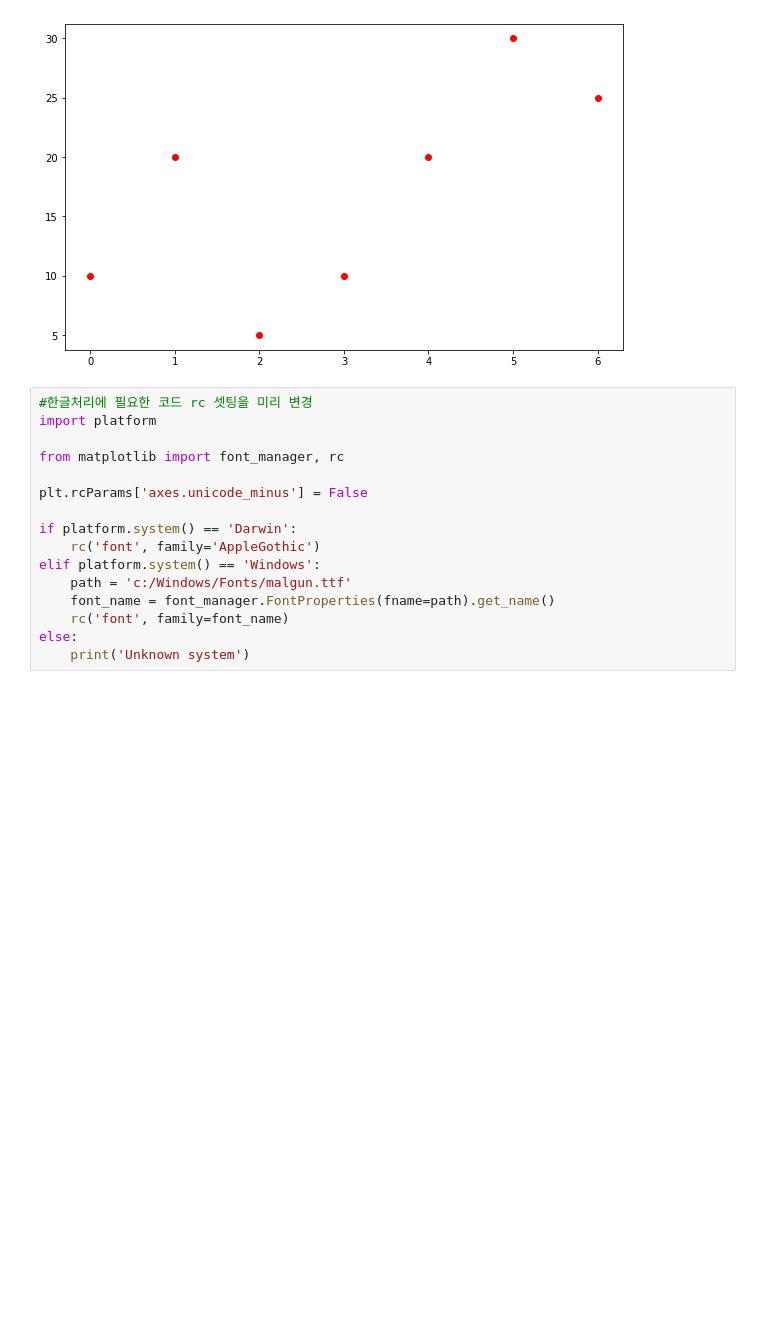
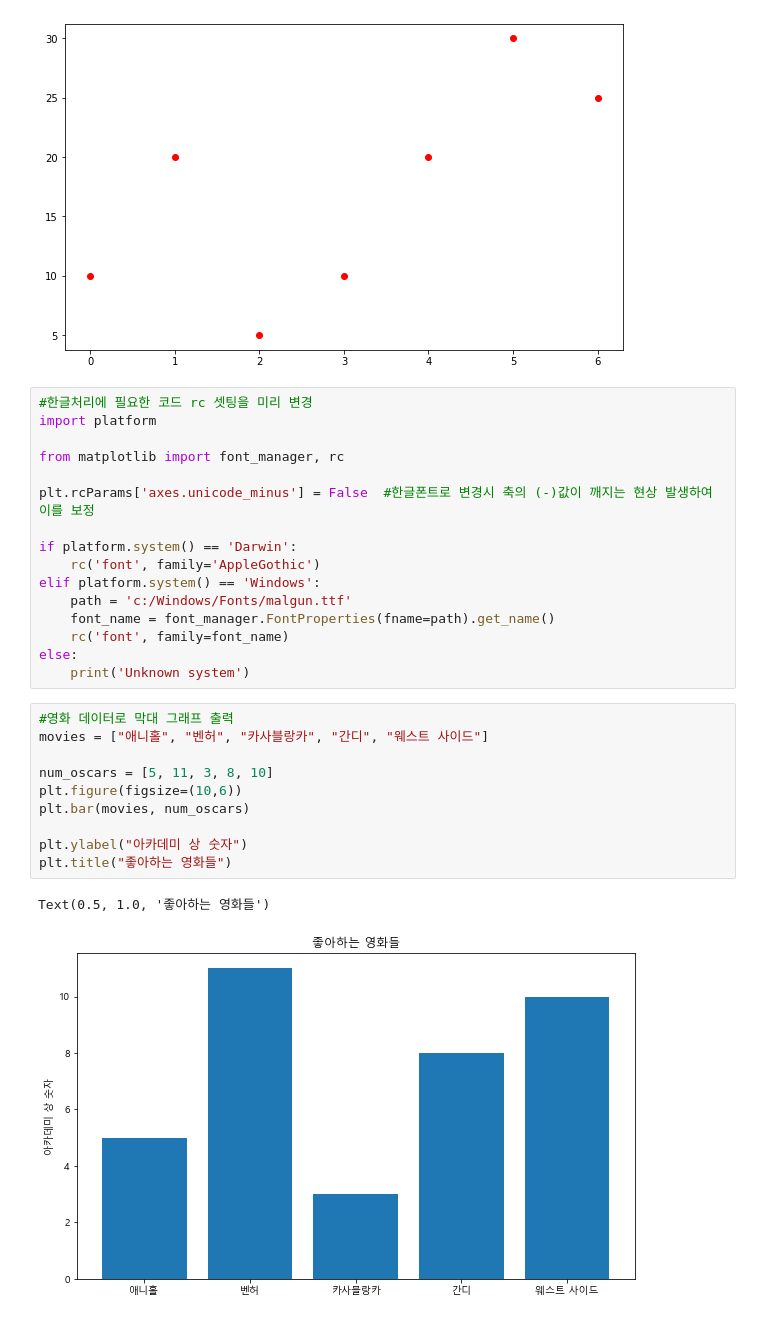
Before and after one commit to JunyoungYhim/python220621, a Jupyter notebook: DemoPandas.ipynb, the cells around one changed output. Cells and saved outputs as stored; diff of their text form; blank space fills up the shorter version.

```diff
--- a/DemoPandas.ipynb
+++ b/DemoPandas.ipynb
@@ -291,7 +291,7 @@ import platform
 
 from matplotlib import font_manager, rc
 
-plt.rcParams['axes.unicode_minus'] = False
+plt.rcParams['axes.unicode_minus'] = False  #한글폰트로 변경시 축의 (-)값이 깨지는 현상 발생하여 이를 보정
 
 if platform.system() == 'Darwin':
     rc('font', family='AppleGothic')
@@ -301,3 +301,16 @@ elif platform.system() == 'Windows':
     rc('font', family=font_name)
 else:
     print('Unknown system')
+# %%
+#영화 데이터로 막대 그래프 출력
+movies = ["애니홀", "벤허", "카사블랑카", "간디", "웨스트 사이드"]
+
+num_oscars = [5, 11, 3, 8, 10]
+plt.figure(figsize=(10,6))
+plt.bar(movies, num_oscars)
+
+plt.ylabel("아카데미 상 숫자")
+plt.title("좋아하는 영화들")
+# %% [output]
+Text(0.5, 1.0, '좋아하는 영화들')
+[figure, added]
```
